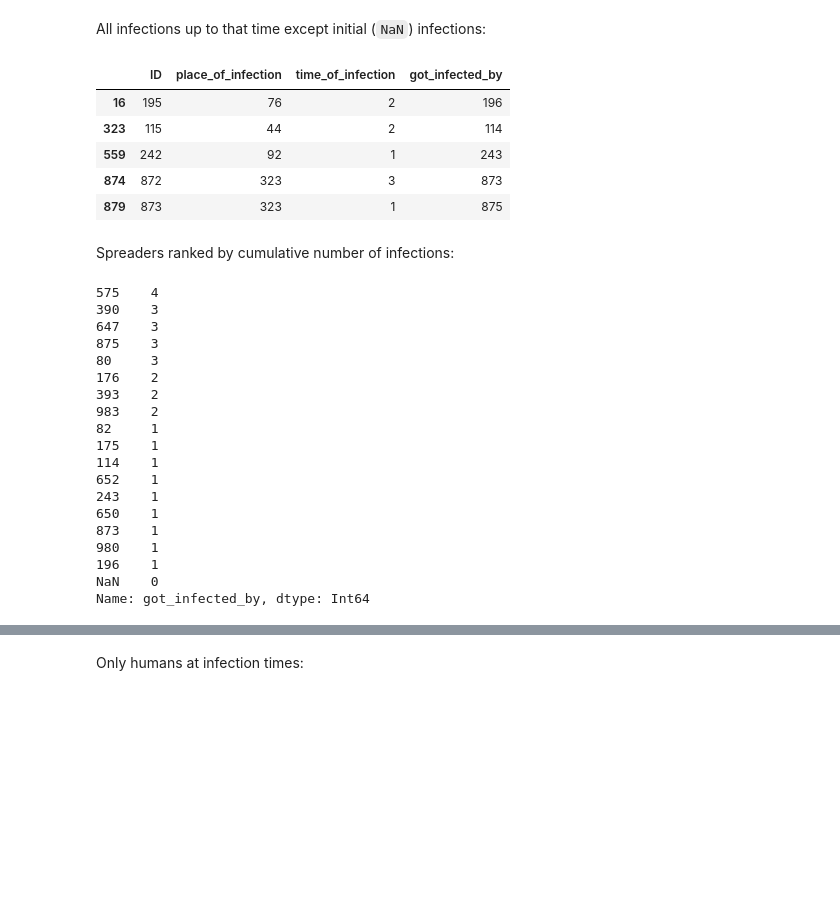
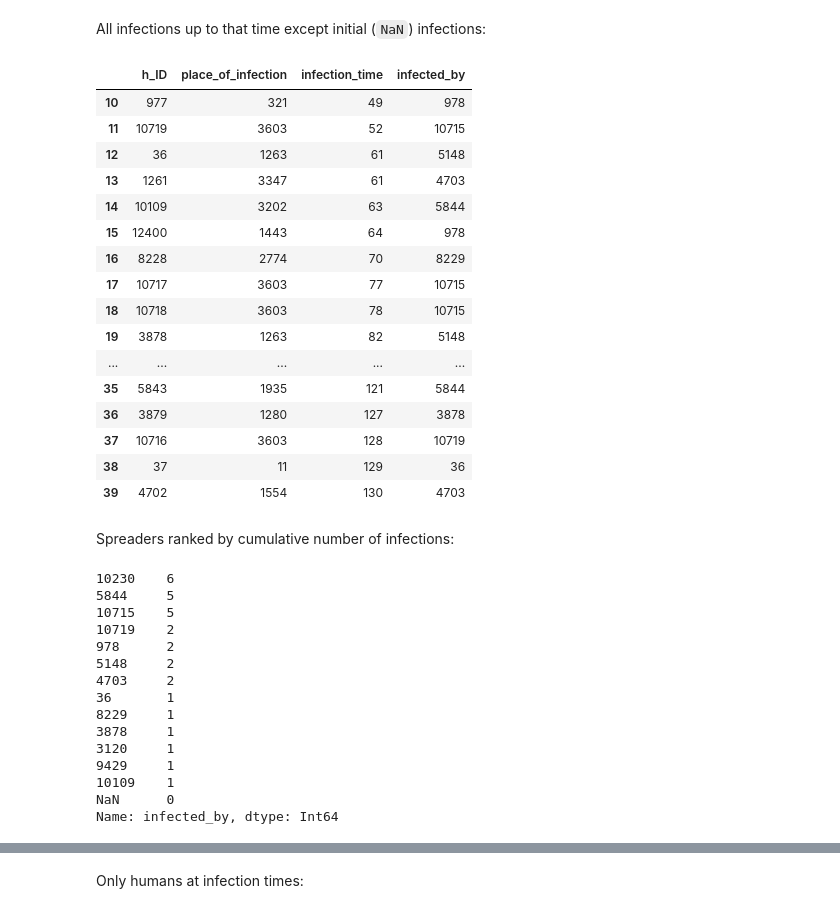
Before and after one commit to joba-1/Corona_Model, a Jupyter notebook: notebooks/Generate infection network.ipynb, the cells around one changed output, grey strips where cells are left out. Drawn from its saved outputs; the diff is of its cells as text; code cells hidden in the pictures; blank space fills up the shorter version.

```diff
--- a/notebooks/Generate infection network.ipynb
+++ b/notebooks/Generate infection network.ipynb
@@ -66,4 +87,4 @@ infections = pd.read_csv(INFECTIONS_PATH)
 # %% [markdown]
 Get rid of `Unnamed: 0`:
 # %%
-infections = infections[['ID', 'place_of_infection', 'time_of_infection', 'got_infected_by']]
+infections = infections[['h_ID', 'place_of_infection', 'infection_time', 'infected_by']]
@@ -72,7 +102,7 @@ Convert `got_infected_by` to `int`:
 # %% [markdown]
 Using `pd.Int32Dtype()` in order to keep `NaN`s.
 # %%
-infections['got_infected_by'] = infections['got_infected_by'].astype(pd.Int32Dtype())
+infections['infected_by'] = infections['infected_by'].astype(pd.Int32Dtype())
 # %%
 infections.head()
 # %% [output]
@@ -95,38 +123,47 @@ cutoff_time = 4
+# %%
+cutoff_time = 5 * 24 + 12
 # %% [markdown]
 All infections up to that time except initial (`NaN`) infections:
 # %%
-infections_trimmed = infections[(infections['time_of_infection'] <= cutoff_time) & (infections['got_infected_by'].notna())]
+infections_trimmed = infections[(infections['infection_time'] <= cutoff_time) & (infections['infected_by'].notna())]
 # %%
-infections_trimmed.head()
+infections_trimmed
 # %% [output]
-|  | ID | place_of_infection | time_of_infection | got_infected_by |
-| 16 | 195 | 76 | 2 | 196 |
-| 323 | 115 | 44 | 2 | 114 |
-| 559 | 242 | 92 | 1 | 243 |
-| 874 | 872 | 323 | 3 | 873 |
-| 879 | 873 | 323 | 1 | 875 |
+|  | h_ID | place_of_infection | infection_time | infected_by |
+| 10 | 977 | 321 | 49 | 978 |
+| 11 | 10719 | 3603 | 52 | 10715 |
+| 12 | 36 | 1263 | 61 | 5148 |
+| 13 | 1261 | 3347 | 61 | 4703 |
+| 14 | 10109 | 3202 | 63 | 5844 |
+| 15 | 12400 | 1443 | 64 | 978 |
+| 16 | 8228 | 2774 | 70 | 8229 |
+| 17 | 10717 | 3603 | 77 | 10715 |
+| 18 | 10718 | 3603 | 78 | 10715 |
+| 19 | 3878 | 1263 | 82 | 5148 |
+| ... | ... | ... | ... | ... |
+| 35 | 5843 | 1935 | 121 | 5844 |
+| 36 | 3879 | 1280 | 127 | 3878 |
+| 37 | 10716 | 3603 | 128 | 10719 |
+| 38 | 37 | 11 | 129 | 36 |
+| 39 | 4702 | 1554 | 130 | 4703 |
 # %% [markdown]
 Spreaders ranked by cumulative number of infections:
 # %%
-infections_trimmed.got_infected_by.value_counts(dropna = False)
+infections_trimmed.infected_by.value_counts(dropna = False)
 # %% [output]
-575    4
-390    3
-647    3
-875    3
-80     3
-176    2
-393    2
-983    2
-82     1
-175    1
-114    1
-652    1
-243    1
-650    1
-873    1
-980    1
-196    1
-NaN    0
-Name: got_infected_by, dtype: Int64
+10230    6
+5844     5
+10715    5
+10719    2
+978      2
+5148     2
+4703     2
+36       1
+8229     1
+3878     1
+3120     1
+9429     1
+10109    1
+NaN      0
+Name: infected_by, dtype: Int64
 # %%
```
Also changed, not shown: parts of 42 cells of this notebook, 5 other files.
